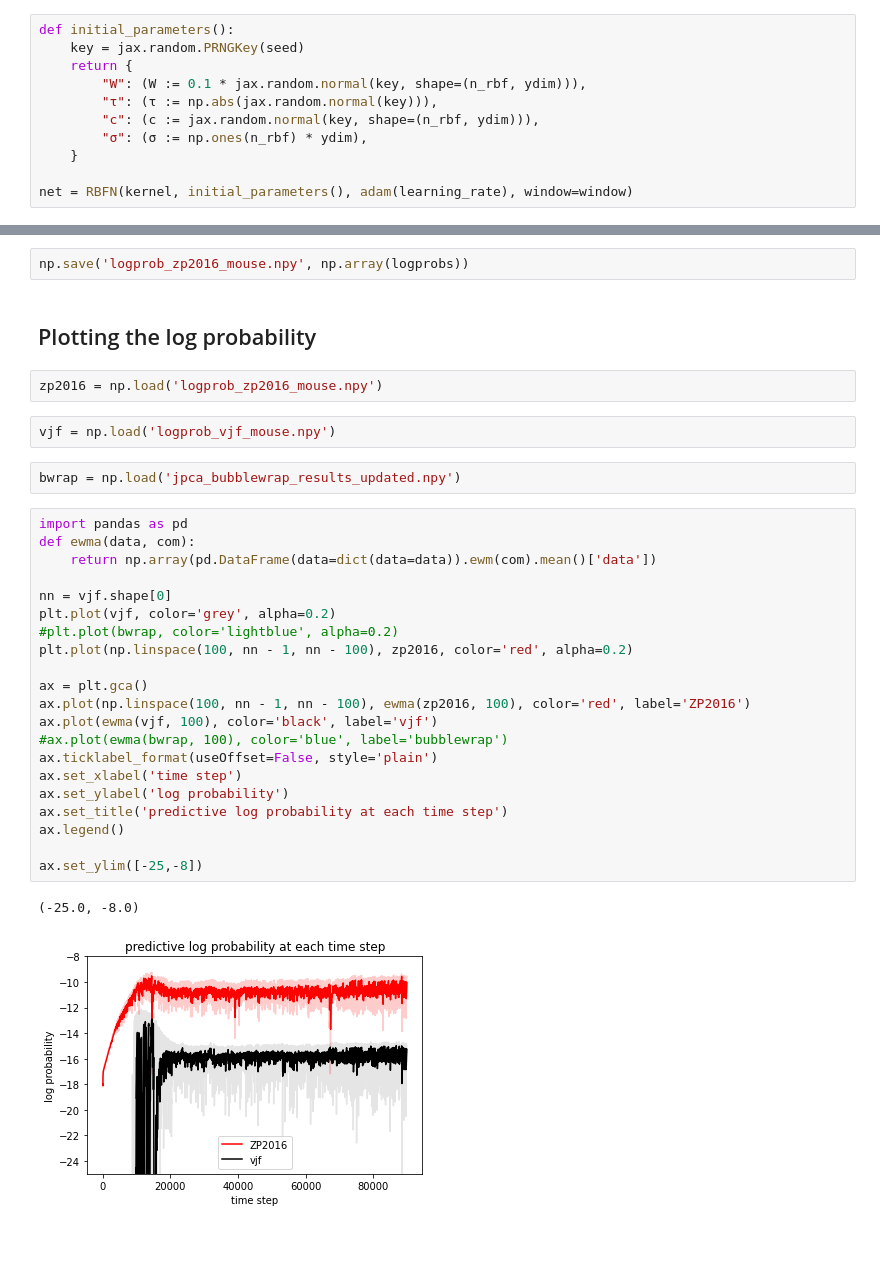
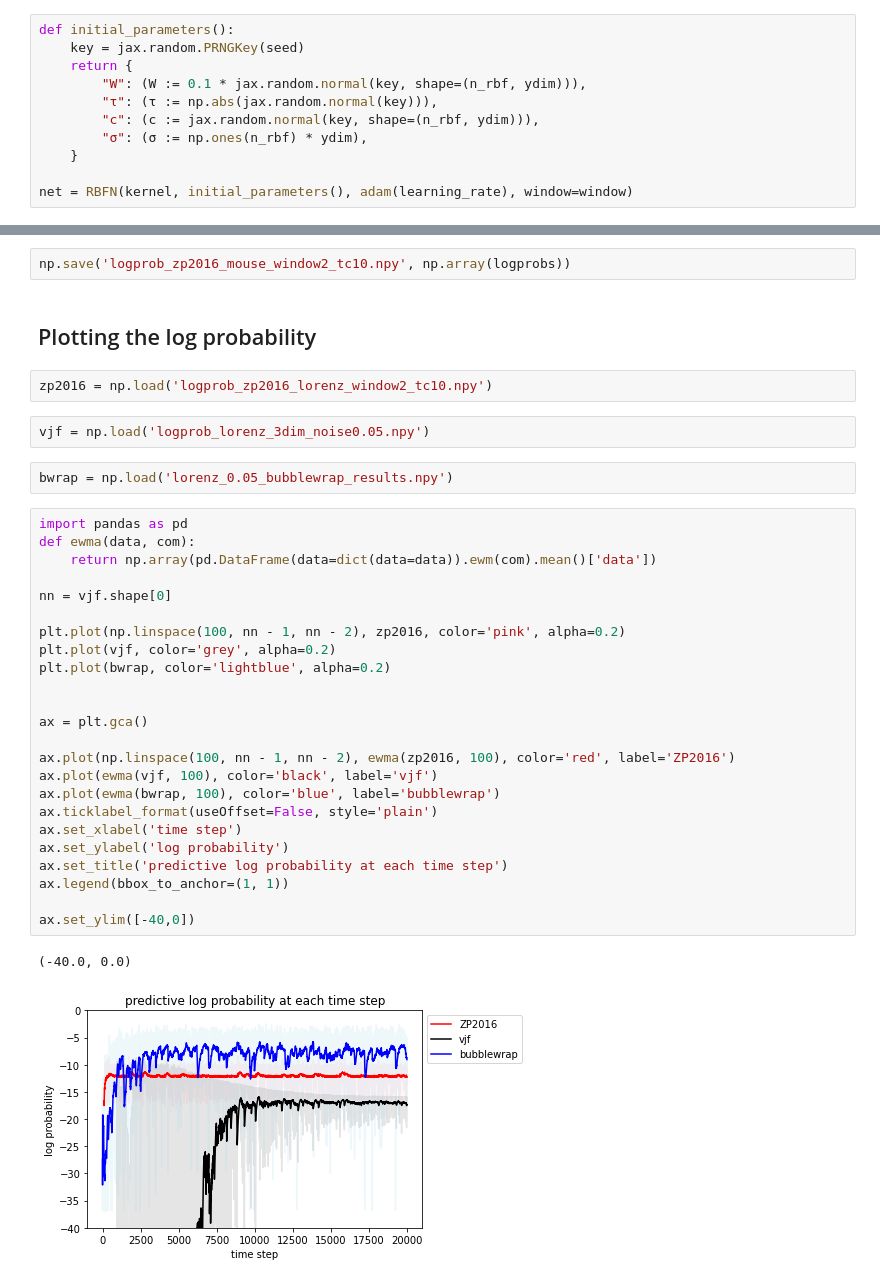
Before and after one commit to pearsonlab/Bubblewrap, a Jupyter notebook: models/log prob computation - sampled version (ZP 2016).ipynb, the cells around one changed output, grey strips where cells are left out. Drawn from its saved outputs; the diff is of its cells as text; blank space fills up the shorter version.

Commit message:
added steps plotting at the end

```diff
--- a/models/log prob computation - sampled version (ZP 2016).ipynb
+++ b/models/log prob computation - sampled version (ZP 2016).ipynb
@@ -291,34 +320,37 @@ Text(0, 0.5, 'logprobs')
 # %%
-np.save('logprob_zp2016_mouse.npy', np.array(logprobs))
+np.save('logprob_zp2016_mouse_window2_tc10.npy', np.array(logprobs))
 # %% [markdown]
 ## Plotting the log probability
 # %%
-zp2016 = np.load('logprob_zp2016_mouse.npy')
+zp2016 = np.load('logprob_zp2016_lorenz_window2_tc10.npy')
 # %%
-vjf = np.load('logprob_vjf_mouse.npy')
+vjf = np.load('logprob_lorenz_3dim_noise0.05.npy')
 # %%
-bwrap = np.load('jpca_bubblewrap_results_updated.npy')
+bwrap = np.load('lorenz_0.05_bubblewrap_results.npy')
 # %%
 import pandas as pd
 def ewma(data, com):
     return np.array(pd.DataFrame(data=dict(data=data)).ewm(com).mean()['data'])
 
 nn = vjf.shape[0]
+
+plt.plot(np.linspace(100, nn - 1, nn - 2), zp2016, color='pink', alpha=0.2)
 plt.plot(vjf, color='grey', alpha=0.2)
-#plt.plot(bwrap, color='lightblue', alpha=0.2)
-plt.plot(np.linspace(100, nn - 1, nn - 100), zp2016, color='red', alpha=0.2)
+plt.plot(bwrap, color='lightblue', alpha=0.2)
+
 
 ax = plt.gca()
-ax.plot(np.linspace(100, nn - 1, nn - 100), ewma(zp2016, 100), color='red', label='ZP2016')
+
+ax.plot(np.linspace(100, nn - 1, nn - 2), ewma(zp2016, 100), color='red', label='ZP2016')
 ax.plot(ewma(vjf, 100), color='black', label='vjf')
-#ax.plot(ewma(bwrap, 100), color='blue', label='bubblewrap')
+ax.plot(ewma(bwrap, 100), color='blue', label='bubblewrap')
 ax.ticklabel_format(useOffset=False, style='plain')
 ax.set_xlabel('time step')
 ax.set_ylabel('log probability')
 ax.set_title('predictive log probability at each time step')
-ax.legend()
+ax.legend(bbox_to_anchor=(1, 1))
 
-ax.set_ylim([-25,-8])
+ax.set_ylim([-40,0])
 # %% [output]
-(-25.0, -8.0)
+(-40.0, 0.0)
-[figure, old version]
+[figure, new version]
```
Also changed, not shown: parts of 21 cells of this notebook.
